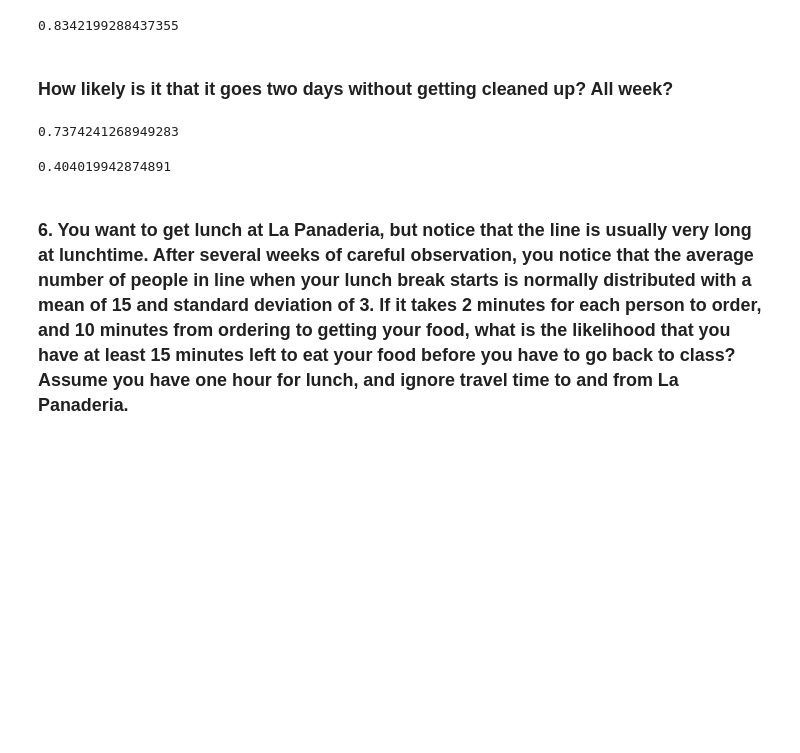
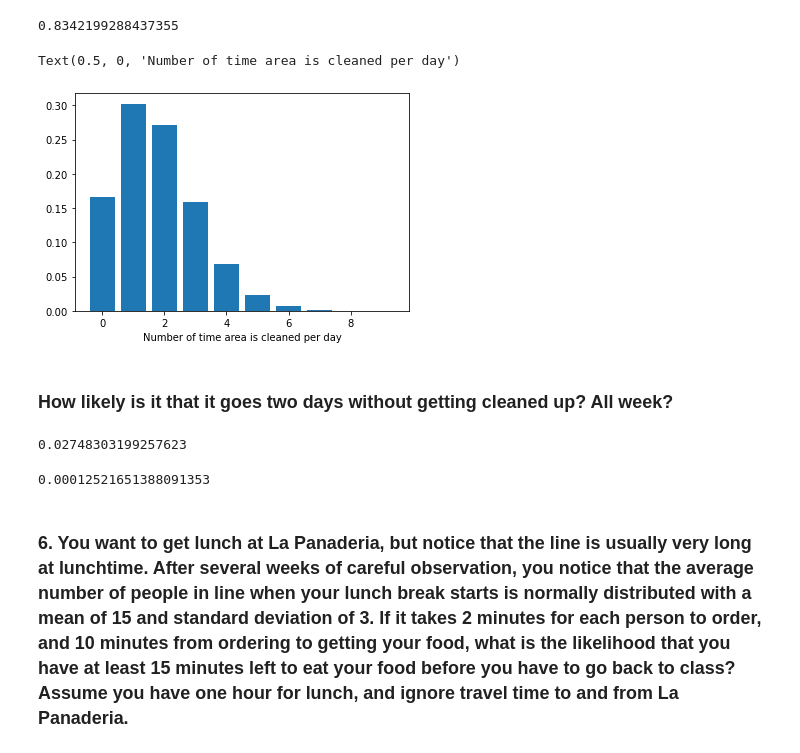
Before and after one commit to cindyvillanuevads/statistics-exercises, a Jupyter notebook: probability_distributions.ipynb, the cells around one changed output. Saved outputs shown, nothing was run; the diff lists cells and outputs as text; code cells hidden in the pictures; blank space fills up the shorter version.

```diff
--- a/probability_distributions.ipynb
+++ b/probability_distributions.ipynb
@@ -116,17 +144,27 @@ p_day =stats.binom(n_trials,p).sf(0)
 p_day
 # %% [output]
 0.8342199288437355
+# %%
+x = np.arange(0, 10)
+y = stats.binom(n_trials,p).pmf(x)
+
+plt.bar(x, y)
+plt.xlabel('Number of time area is cleaned per day')
+# %% [output]
+Text(0.5, 0, 'Number of time area is cleaned per day')
+[figure, added]
 # %% [markdown]
 ### How likely is it that it goes two days without getting cleaned up? All week?
 # %%
 
-stats.binom((d_trials * 2),p).pmf(0)
+stats.binom((n_trials * 2),p).pmf(0)
 # %% [output]
-0.7374241268949283
+0.02748303199257623
-# %%
-stats.binom(d_trials,p_day).pmf(0)
-# %% [output]
-0.404019942874891
+# %%
+# all week
+stats.binom(n_trials * 5,p).pmf(0)
+# %% [output]
+0.00012521651388091353
 # %% [markdown]
 ### 6. You want to get lunch at La Panaderia, but notice that the line is usually very long at lunchtime. After several weeks of careful observation, you notice that the average number of people in line when your lunch break starts is normally distributed with a mean of 15 and standard deviation of 3. If it takes 2 minutes for each person to order, and 10 minutes from ordering to getting your food, what is the likelihood that you have at least 15 minutes left to eat your food before you have to go back to class? Assume you have one hour for lunch, and ignore travel time to and from La Panaderia.
 # %%
```
Also changed, not shown: parts of 13 cells of this notebook.
